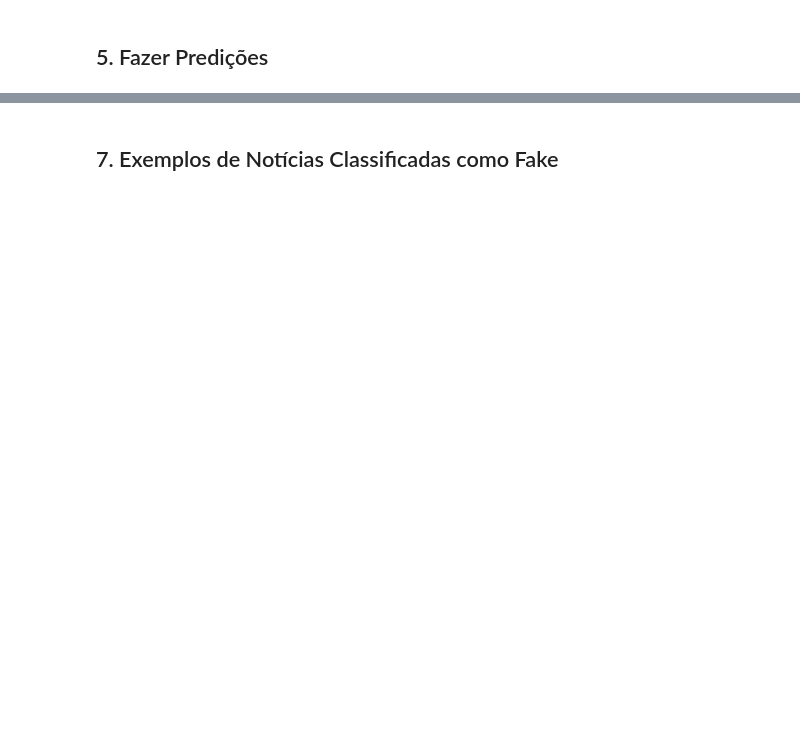
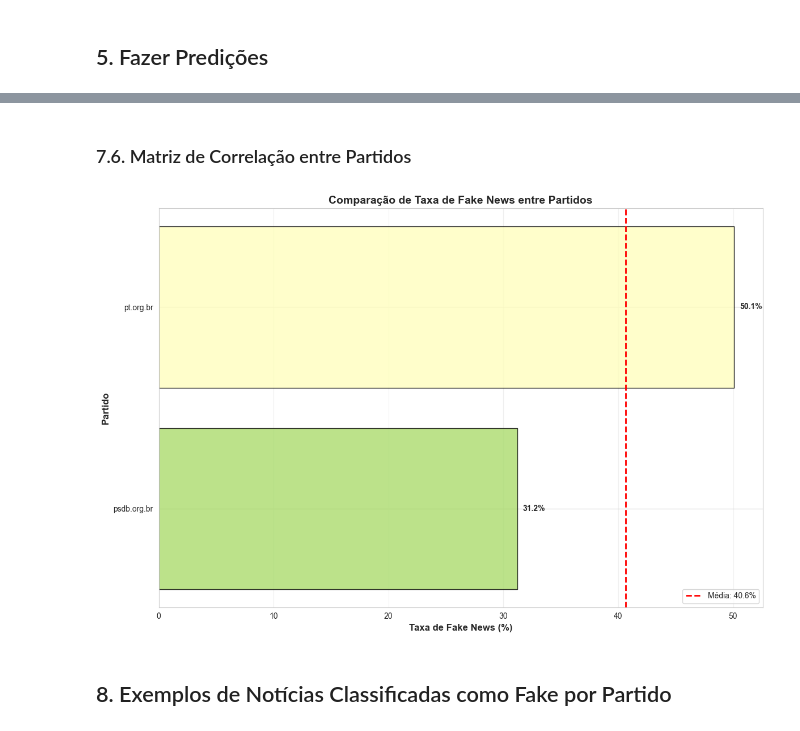
Before and after one commit to lukslana/fake-news-detector-brazilian-politics, a Jupyter notebook: notebooks/03_1_svm_fake_news_classifier_real_news.ipynb, the cells around one changed output, grey strips where cells are left out. Drawn from its saved outputs; the diff is of its cells as text; code cells hidden in the pictures; blank space fills up the shorter version.

```diff
--- a/notebooks/03_1_svm_fake_news_classifier_real_news.ipynb
+++ b/notebooks/03_1_svm_fake_news_classifier_real_news.ipynb
@@ -134,2 +436,38 @@ else:
+# %% [markdown]
+### 7.6. Matriz de Correlação entre Partidos
+# %%
+if party_column:
+    # Criar matriz pivot para correlação
+    pivot_data = df_clean.groupby([party_column])['is_fake_prediction'].mean()
+
+    # Criar gráfico de comparação
+    fig, ax = plt.subplots(figsize=(12, 8))
+
+    parties = pivot_data.index.tolist()
+    values = pivot_data.values * 100
+
+    # Criar gradiente de cores baseado nos valores
+    colors_gradient = plt.cm.RdYlGn_r(values / 100)
+
+    bars = ax.barh(parties, values, color=colors_gradient, alpha=0.8, edgecolor='black')
+
+    ax.set_xlabel('Taxa de Fake News (%)', fontsize=12, fontweight='bold')
+    ax.set_ylabel('Partido', fontsize=12, fontweight='bold')
+    ax.set_title('Comparação de Taxa de Fake News entre Partidos', fontsize=14, fontweight='bold')
+    ax.grid(axis='x', alpha=0.3)
+
+    # Adicionar linha de média
+    mean_value = values.mean()
+    ax.axvline(mean_value, color='red', linestyle='--', linewidth=2, label=f'Média: {mean_value:.1f}%')
+    ax.legend()
+
+    # Adicionar valores nas barras
+    for i, (party, value) in enumerate(zip(parties, values)):
+        ax.text(value + 0.5, i, f'{value:.1f}%', va='center', fontweight='bold')
+
+    plt.tight_layout()
+    plt.show()
+# %% [output]
+[figure, added]
 # %% [markdown]
-## 7. Exemplos de Notícias Classificadas como Fake
+## 8. Exemplos de Notícias Classificadas como Fake por Partido
```
Also changed, not shown: parts of 30 cells of this notebook, 1 other file.
